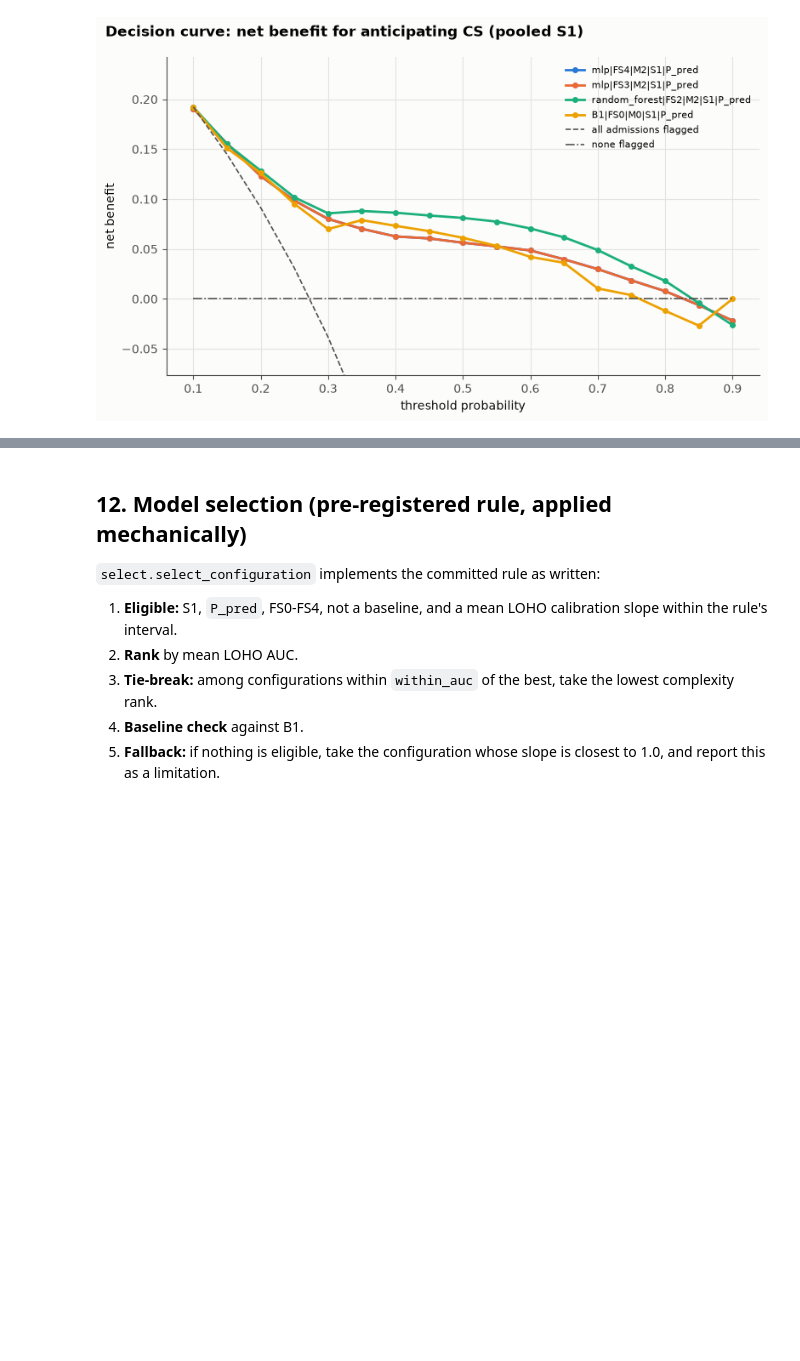
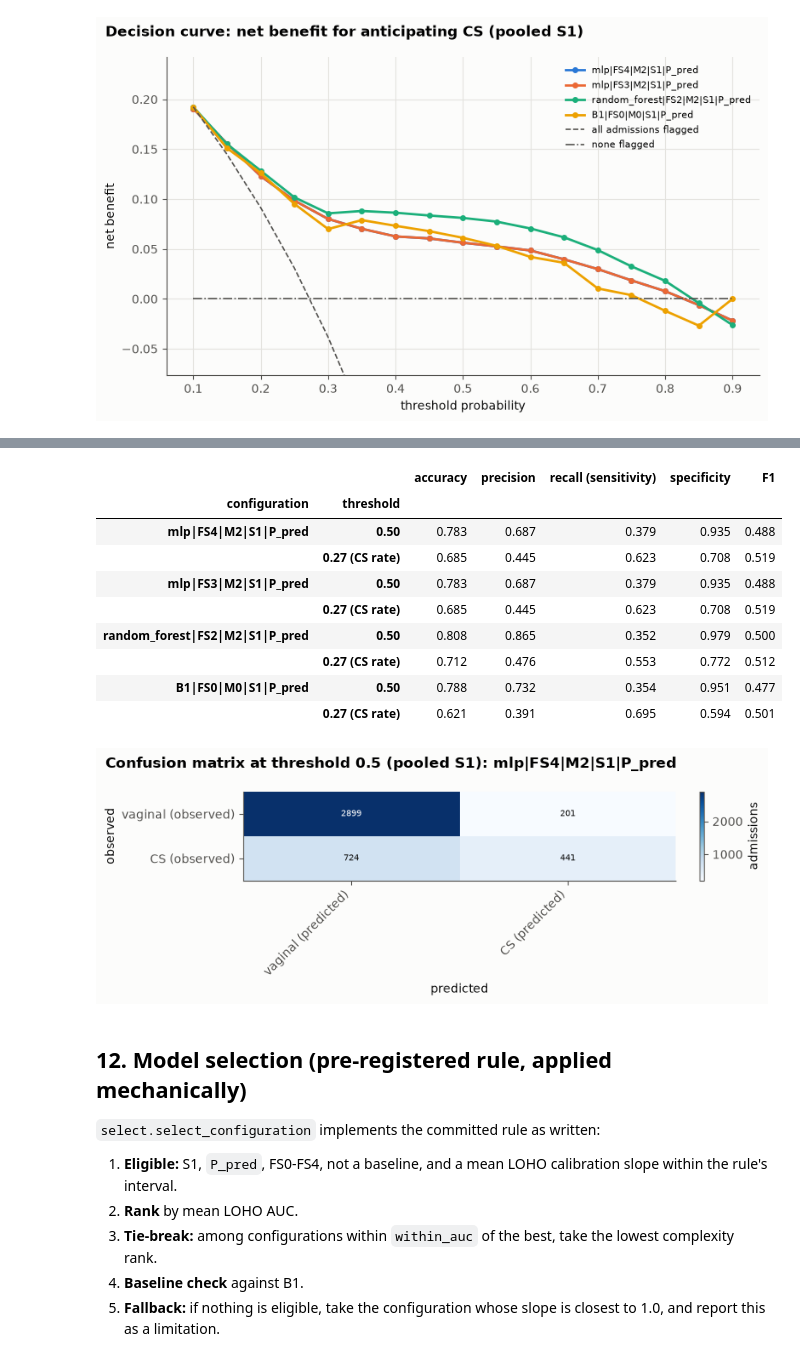
Before and after one commit to icyeza/robby, a Jupyter notebook: ML/notebooks/01_cesarean_readiness_pipeline.ipynb, the cells around one changed output, grey strips where cells are left out. Cells and saved outputs as stored; diff of their text form; code cells hidden in the pictures; blank space fills up the shorter version.

Commit message:
feat: model architecture and accuracy/precision/recall/F1 sections in notebook 01, executed on real data

```diff
--- a/ML/notebooks/01_cesarean_readiness_pipeline.ipynb
+++ b/ML/notebooks/01_cesarean_readiness_pipeline.ipynb
@@ -1595,3 +1706,58 @@ if calibration_curves:
+# %%
+from sklearn.metrics import accuracy_score, confusion_matrix, f1_score, precision_score, recall_score
+
+cs_rate = float(np.mean(data.y))
+threshold_rows, oof_by_config = [], {}
+for _, row in shown_runs.iterrows():
+    oof = load_oof(row["run_id"])
+    if oof is None:
+        continue
+    oof_by_config[row["config"]] = oof
+    for label, threshold in (("0.50", 0.5), (f"{cs_rate:.2f} (CS rate)", cs_rate)):
+        pred = (oof["p"] >= threshold).astype(int)
+        threshold_rows.append(
+            {
+                "configuration": row["config"],
+                "threshold": label,
+                "accuracy": accuracy_score(oof["y"], pred),
+                "precision": precision_score(oof["y"], pred, zero_division=0),
+                "recall (sensitivity)": recall_score(oof["y"], pred, zero_division=0),
+                "specificity": recall_score(oof["y"], pred, pos_label=0, zero_division=0),
+                "F1": f1_score(oof["y"], pred, zero_division=0),
+            }
+        )
+if threshold_rows:
+    display(pd.DataFrame(threshold_rows).set_index(["configuration", "threshold"]).round(3))
+    top_config = next(iter(oof_by_config))  # the best non-baseline configuration by mean AUC
+    oof = oof_by_config[top_config]
+    matrix = confusion_matrix(oof["y"], (oof["p"] >= 0.5).astype(int), labels=[0, 1])
+    counts = pd.DataFrame(
+        # Counts of 1-4 are hidden (fmt_count); larger counts stay numeric for the colour scale.
+        [[int(v) if fmt_count(int(v)) == str(int(v)) else SUPPRESSED for v in r] for r in matrix],
+        index=["vaginal (observed)", "CS (observed)"],
+        columns=["vaginal (predicted)", "CS (predicted)"],
+    )
+    show(
+        figures.heatmap(
+            counts,
+            f"Confusion matrix at threshold 0.5 (pooled S1): {top_config}",
+            "predicted",
+            "observed",
+            "admissions",
+        )
+    )
+# %% [output]
+|  |  | accuracy | precision | recall (sensitivity) | specificity | F1 |
+| configuration | threshold |  |  |  |  |  |
+| mlp|FS4|M2|S1|P_pred | 0.50 | 0.783 | 0.687 | 0.379 | 0.935 | 0.488 |
+|  | 0.27 (CS rate) | 0.685 | 0.445 | 0.623 | 0.708 | 0.519 |
+| mlp|FS3|M2|S1|P_pred | 0.50 | 0.783 | 0.687 | 0.379 | 0.935 | 0.488 |
+|  | 0.27 (CS rate) | 0.685 | 0.445 | 0.623 | 0.708 | 0.519 |
+| random_forest|FS2|M2|S1|P_pred | 0.50 | 0.808 | 0.865 | 0.352 | 0.979 | 0.500 |
+|  | 0.27 (CS rate) | 0.712 | 0.476 | 0.553 | 0.772 | 0.512 |
+| B1|FS0|M0|S1|P_pred | 0.50 | 0.788 | 0.732 | 0.354 | 0.951 | 0.477 |
+|  | 0.27 (CS rate) | 0.621 | 0.391 | 0.695 | 0.594 | 0.501 |
+[figure, added]
 # %% [markdown]
 ## 12. Model selection (pre-registered rule, applied mechanically)
 
```
Also changed, not shown: parts of 8 cells of this notebook.
